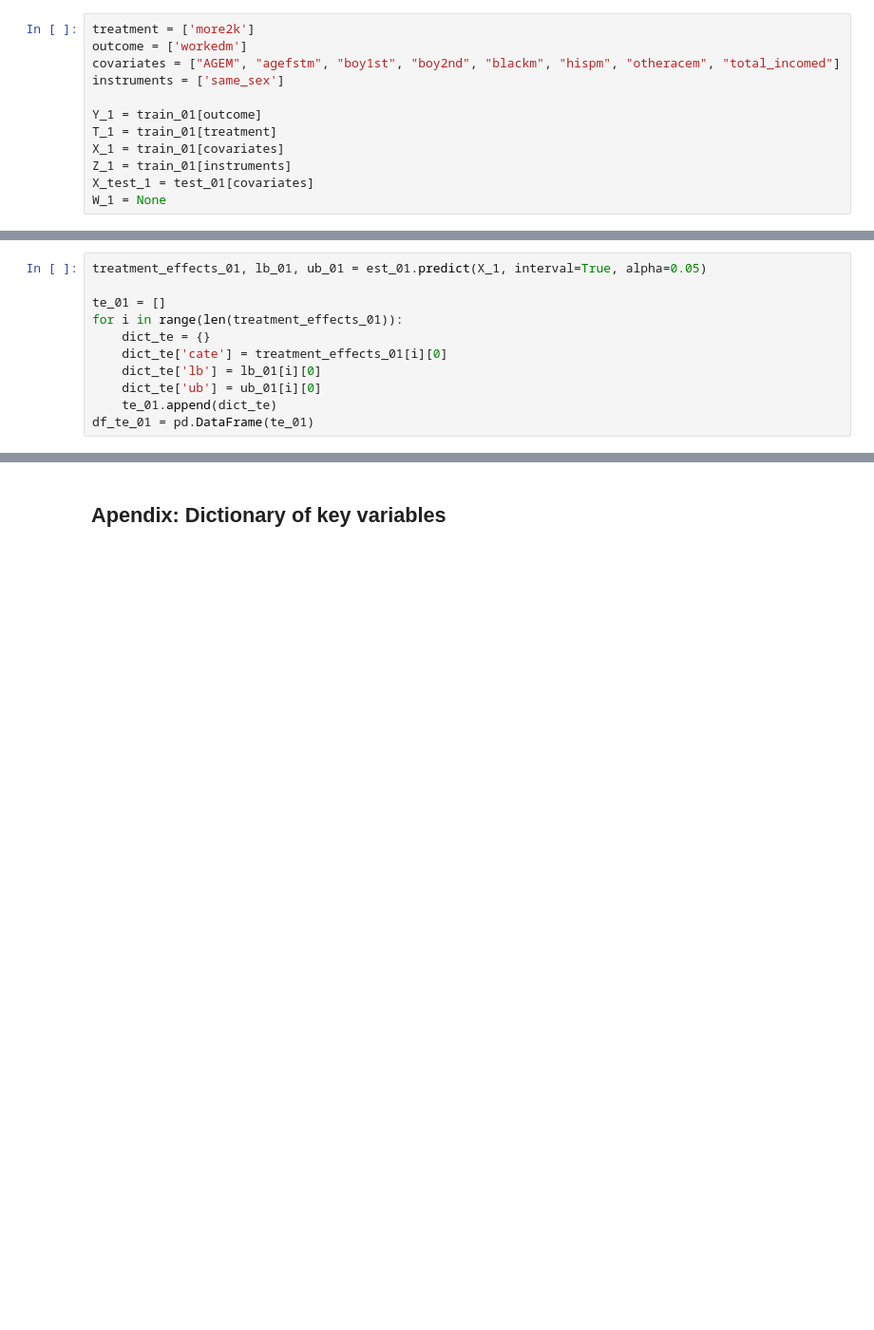
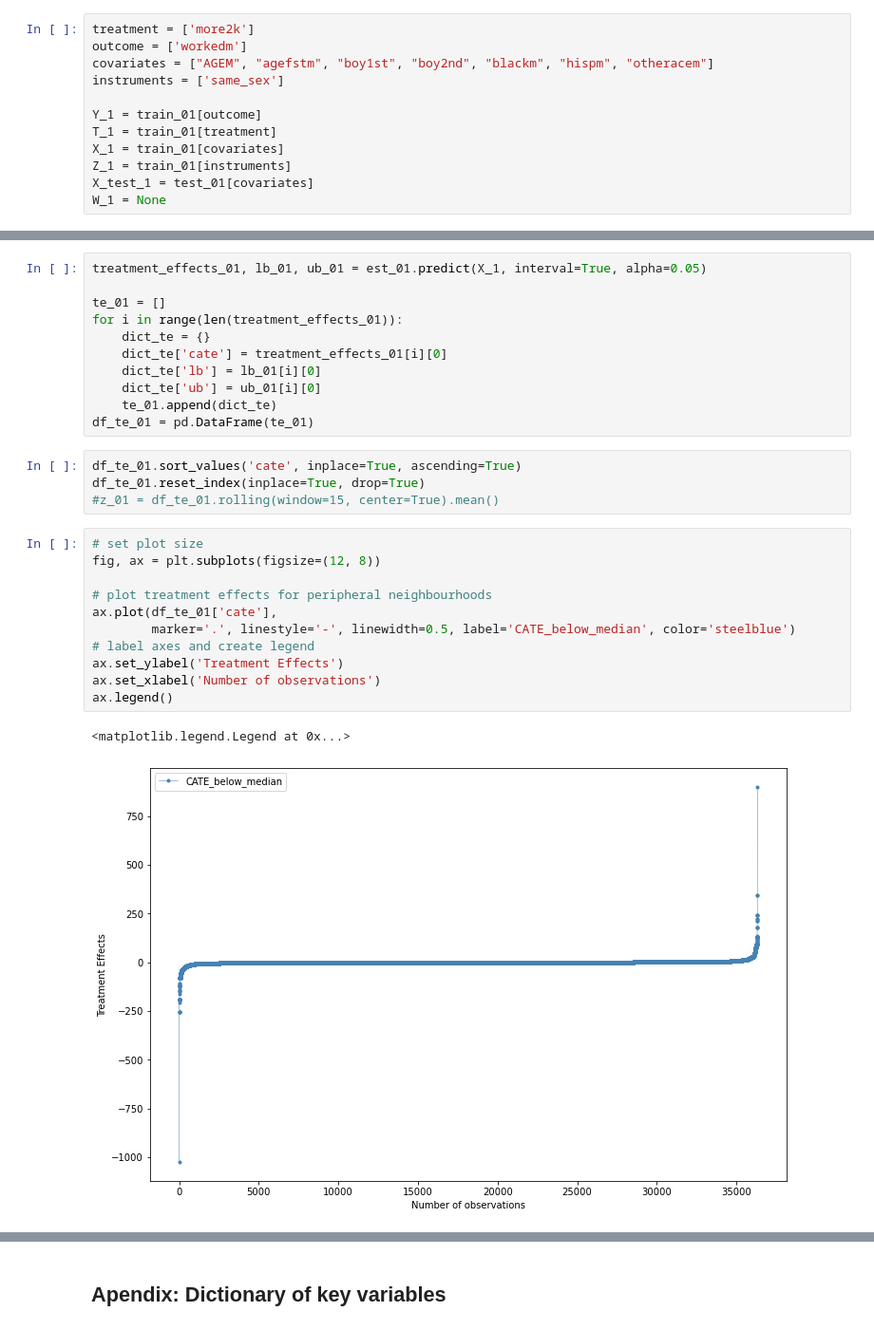
Before and after one commit to carolinalvarez/angrist-and-evans-1998-python, a Jupyter notebook: Angrist_and_Evans_1998.ipynb, the cells around one changed output, grey strips where cells are left out. Shown at 95% size. Saved outputs shown, nothing was run; the diff lists cells and outputs as text; blank space fills up the shorter version.

```diff
--- a/Angrist_and_Evans_1998.ipynb
+++ b/Angrist_and_Evans_1998.ipynb
@@ -639,7 +707,7 @@ train_01, test_01 = train_test_split(sample01, test_size=0.2)
 # %%
 treatment = ['more2k']
 outcome = ['workedm']
-covariates = ["AGEM", "agefstm", "boy1st", "boy2nd", "blackm", "hispm", "otheracem", "total_incomed"]
+covariates = ["AGEM", "agefstm", "boy1st", "boy2nd", "blackm", "hispm", "otheracem"]
 instruments = ['same_sex']
 
 Y_1 = train_01[outcome]
@@ -671,3 +741,21 @@ for i in range(len(treatment_effects_01)):
     dict_te['ub'] = ub_01[i][0]
     te_01.append(dict_te)
 df_te_01 = pd.DataFrame(te_01)
+# %%
+df_te_01.sort_values('cate', inplace=True, ascending=True)
+df_te_01.reset_index(inplace=True, drop=True)
+#z_01 = df_te_01.rolling(window=15, center=True).mean()
+# %%
+# set plot size
+fig, ax = plt.subplots(figsize=(12, 8))
+
+# plot treatment effects for peripheral neighbourhoods
+ax.plot(df_te_01['cate'],
+        marker='.', linestyle='-', linewidth=0.5, label='CATE_below_median', color='steelblue')
+# label axes and create legend
+ax.set_ylabel('Treatment Effects')
+ax.set_xlabel('Number of observations')
+ax.legend()
+# %% [output]
+<matplotlib.legend.Legend at 0x...>
+[figure, added]
```
Also changed, not shown: parts of 65 cells of this notebook, 1 other file.
